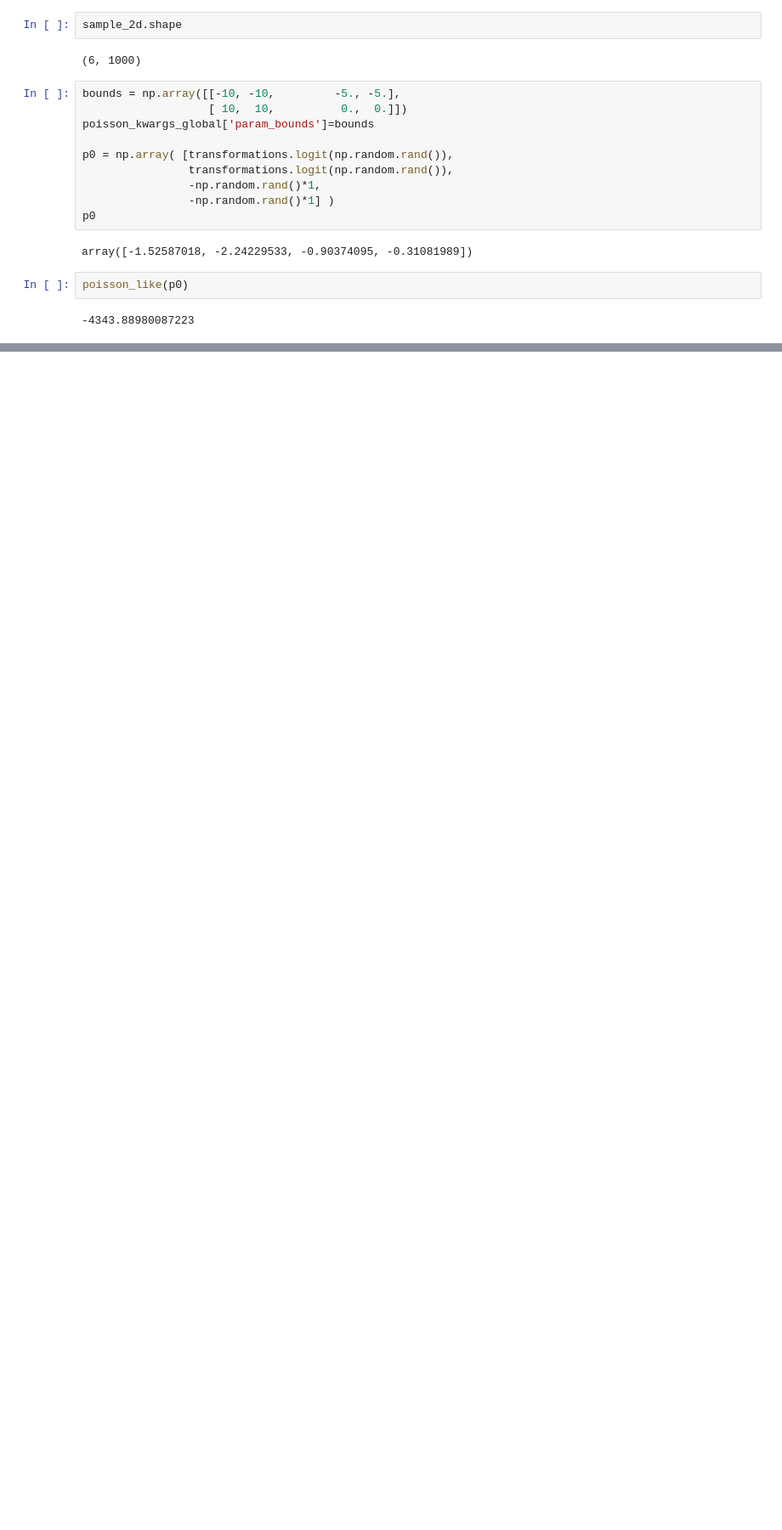
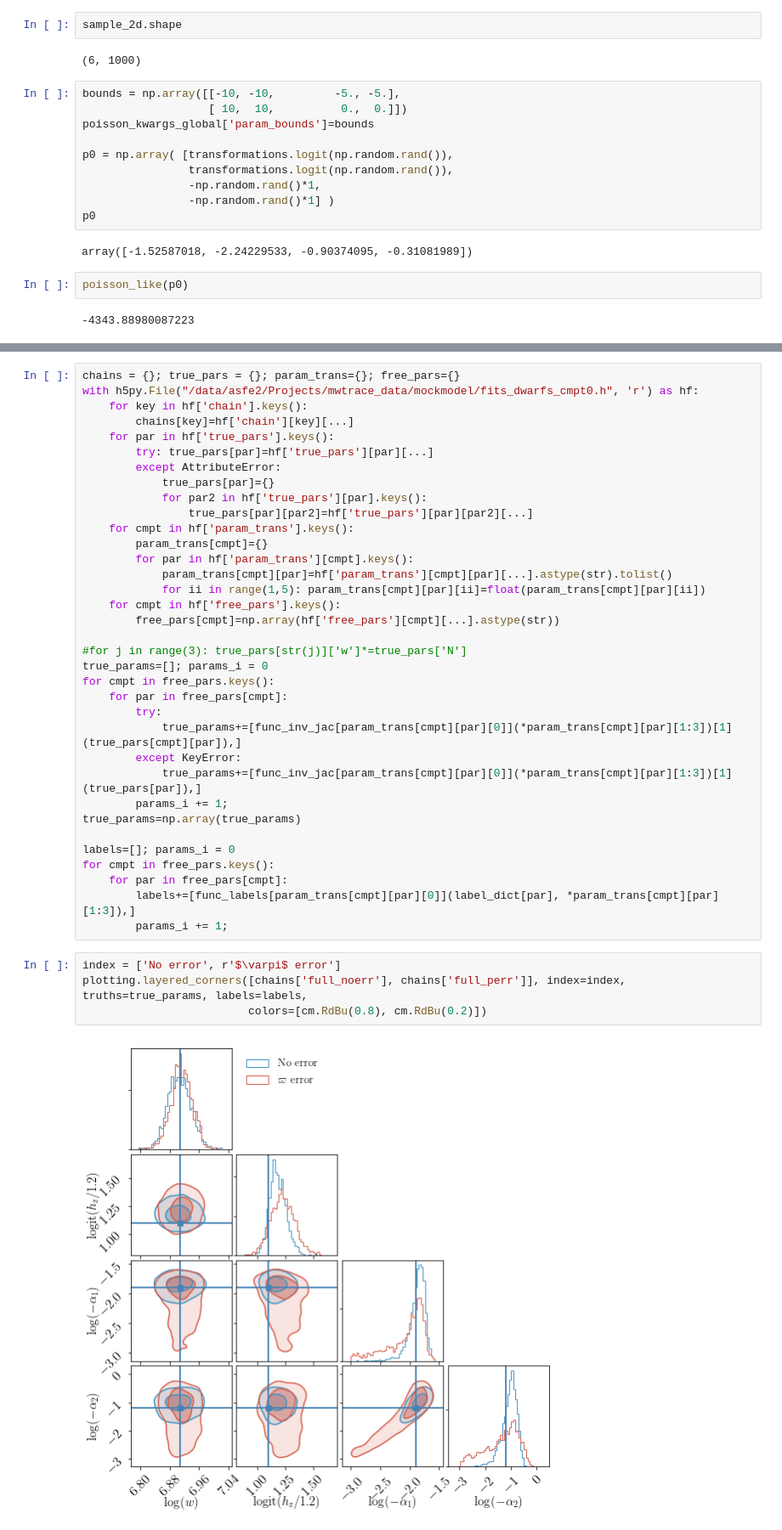
Before and after one commit to aeverall/mwtrace, a Jupyter notebook: mockmodel/Dwarf poisson_fit.ipynb, the cells around one changed output, grey strips where cells are left out. Shown: that part at 85% size. Drawn from its saved outputs; the diff is of its cells as text; blank space fills up the shorter version.

Commit message:
mock_fit_1cmpt.py working for parallax error and disk, dwarf population. Contours agree with full no-error fit.

```diff
--- a/mockmodel/Dwarf poisson_fit.ipynb
+++ b/mockmodel/Dwarf poisson_fit.ipynb
@@ -361,0 +365,41 @@ plotting.layered_corners([sampler], labels=labels, index=index, truths=true_para
+# %%
+chains = {}; true_pars = {}; param_trans={}; free_pars={}
+with h5py.File("/data/asfe2/Projects/mwtrace_data/mockmodel/fits_dwarfs_cmpt0.h", 'r') as hf:
+    for key in hf['chain'].keys():
+        chains[key]=hf['chain'][key][...]
+    for par in hf['true_pars'].keys():
+        try: true_pars[par]=hf['true_pars'][par][...]
+        except AttributeError:
+            true_pars[par]={}
+            for par2 in hf['true_pars'][par].keys():
+                true_pars[par][par2]=hf['true_pars'][par][par2][...]
+    for cmpt in hf['param_trans'].keys():
+        param_trans[cmpt]={}
+        for par in hf['param_trans'][cmpt].keys():
+            param_trans[cmpt][par]=hf['param_trans'][cmpt][par][...].astype(str).tolist()
+            for ii in range(1,5): param_trans[cmpt][par][ii]=float(param_trans[cmpt][par][ii])
+    for cmpt in hf['free_pars'].keys():
+        free_pars[cmpt]=np.array(hf['free_pars'][cmpt][...].astype(str))
+
+#for j in range(3): true_pars[str(j)]['w']*=true_pars['N']
+true_params=[]; params_i = 0
+for cmpt in free_pars.keys():
+    for par in free_pars[cmpt]:
+        try:
+            true_params+=[func_inv_jac[param_trans[cmpt][par][0]](*param_trans[cmpt][par][1:3])[1](true_pars[cmpt][par]),]
+        except KeyError:
+            true_params+=[func_inv_jac[param_trans[cmpt][par][0]](*param_trans[cmpt][par][1:3])[1](true_pars[par]),]
+        params_i += 1;
+true_params=np.array(true_params)
+
+labels=[]; params_i = 0
+for cmpt in free_pars.keys():
+    for par in free_pars[cmpt]:
+        labels+=[func_labels[param_trans[cmpt][par][0]](label_dict[par], *param_trans[cmpt][par][1:3]),]
+        params_i += 1;
+# %%
+index = ['No error', r'$\varpi$ error']
+plotting.layered_corners([chains['full_noerr'], chains['full_perr']], index=index, truths=true_params, labels=labels,
+                         colors=[cm.RdBu(0.8), cm.RdBu(0.2)])
+# %% [output]
+[figure, added]
```
Also changed, not shown: parts of 5 cells of this notebook, 5 other files.
